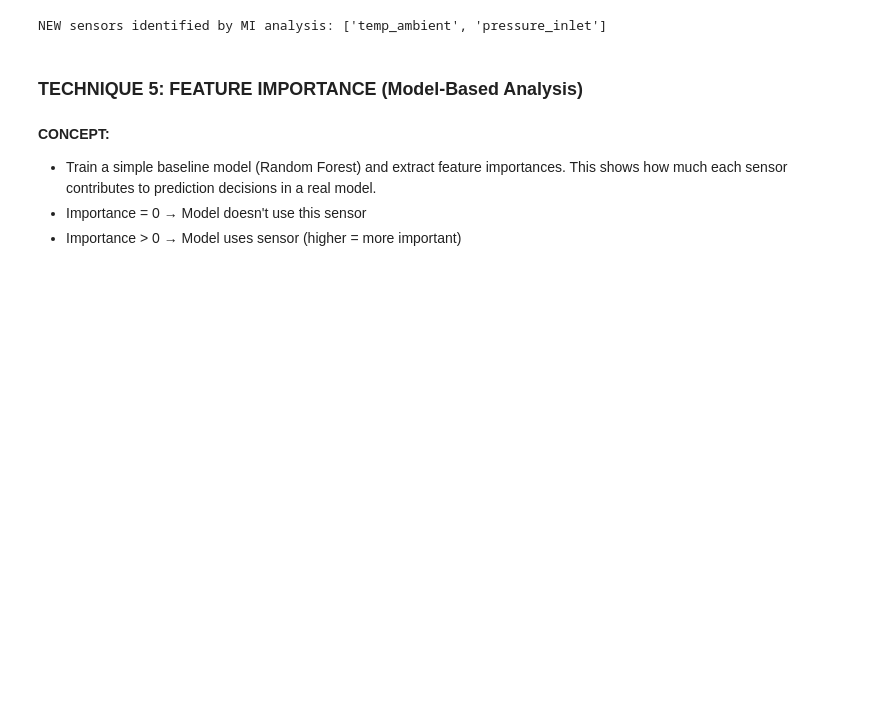
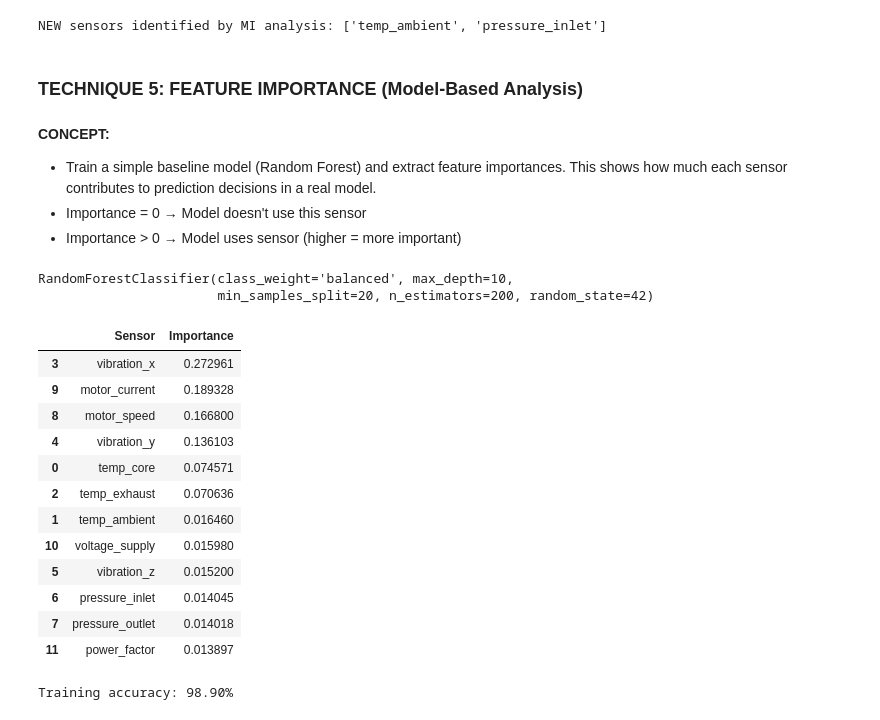
Before and after one commit to rakeshkr-code/EDA_Practice_ForInterviewPrepa, a Jupyter notebook: SensorRelavance/sensor_data_analysis.ipynb, the cells around one changed output. Drawn from its saved outputs; the diff is of its cells as text; code cells hidden in the pictures; blank space fills up the shorter version.

```diff
--- a/SensorRelavance/sensor_data_analysis.ipynb
+++ b/SensorRelavance/sensor_data_analysis.ipynb
@@ -635,0 +645,36 @@ NEW sensors identified by MI analysis: ['temp_ambient', 'pressure_inlet']
+# %%
+rf_model.fit(X, y)
+# %% [output]
+RandomForestClassifier(class_weight='balanced', max_depth=10,
+                       min_samples_split=20, n_estimators=200, random_state=42)
+# %%
+# Get feature importances
+importances = rf_model.feature_importances_
+
+# Create importance dataframe
+importance_df = pd.DataFrame({
+    'Sensor': X.columns,
+    'Importance': importances
+}).sort_values('Importance', ascending=False)
+# feature importances sorted by importance
+importance_df
+# %% [output]
+|  | Sensor | Importance |
+| 3 | vibration_x | 0.272961 |
+| 9 | motor_current | 0.189328 |
+| 8 | motor_speed | 0.166800 |
+| 4 | vibration_y | 0.136103 |
+| 0 | temp_core | 0.074571 |
+| 2 | temp_exhaust | 0.070636 |
+| 1 | temp_ambient | 0.016460 |
+| 10 | voltage_supply | 0.015980 |
+| 5 | vibration_z | 0.015200 |
+| 6 | pressure_inlet | 0.014045 |
+| 7 | pressure_outlet | 0.014018 |
+| 11 | power_factor | 0.013897 |
+# %%
+# Calculate model performance
+train_score = rf_model.score(X, y)
+print(f"Training accuracy: {train_score:.2%}")
+# %% [output]
+Training accuracy: 98.90%
```
Also changed, not shown: parts of 8 cells of this notebook.
